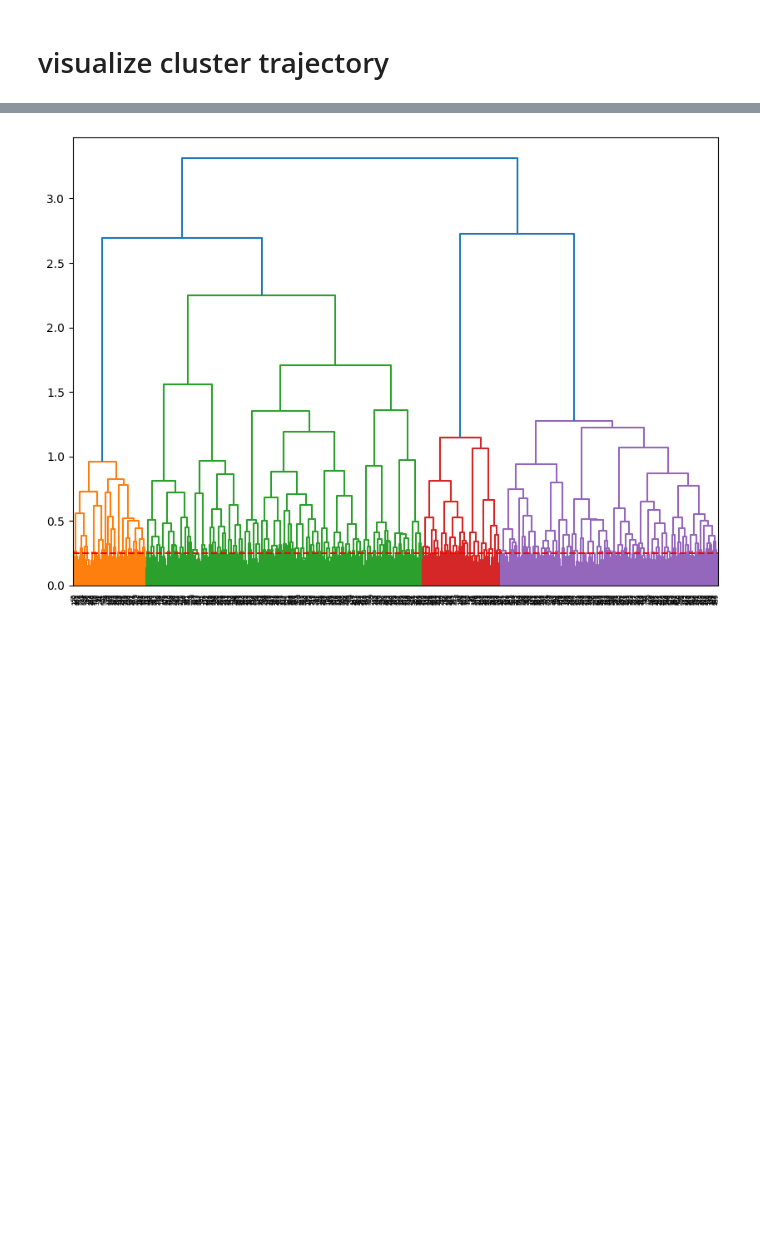
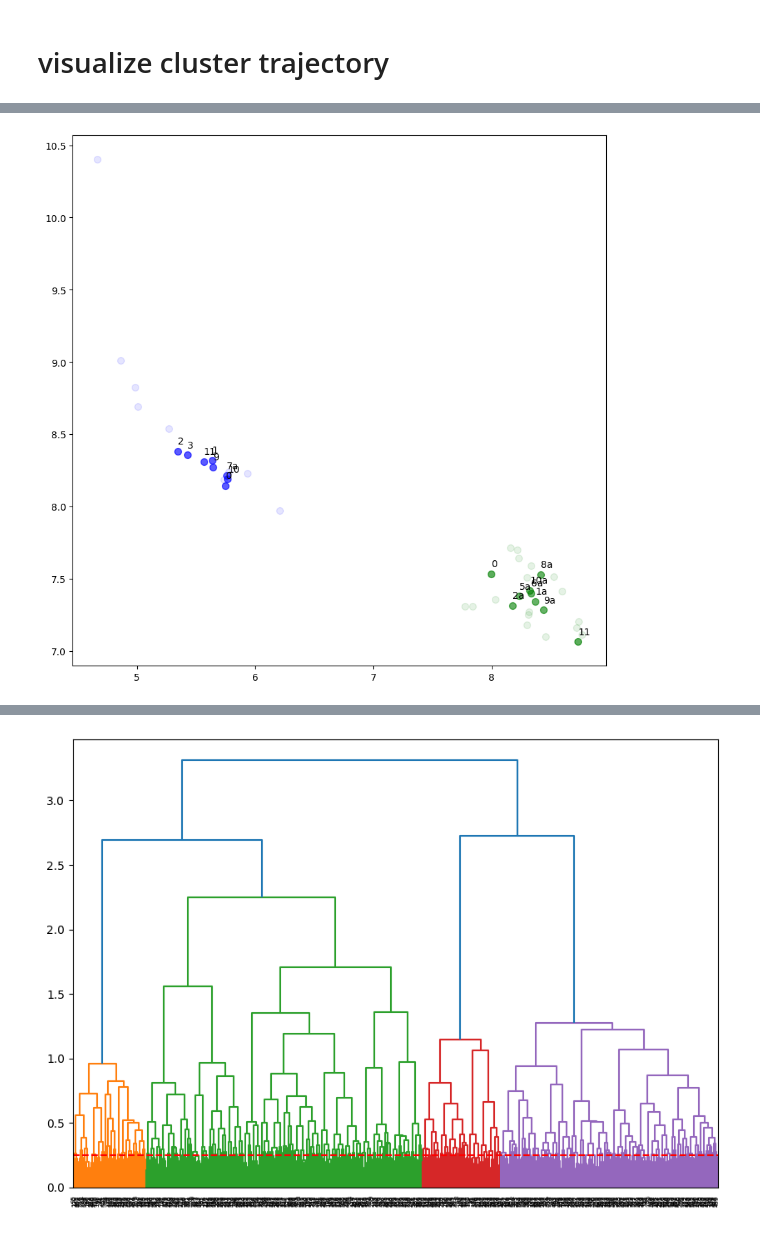
Before and after one commit to stmorse/dtm, a Jupyter notebook: notebooks/sandbox.ipynb, the cells around one changed output, grey strips where cells are left out. Saved outputs shown, nothing was run; the diff lists cells and outputs as text; code cells hidden in the pictures; blank space fills up the shorter version.

```diff
--- a/notebooks/sandbox.ipynb
+++ b/notebooks/sandbox.ipynb
@@ -37,0 +399,6 @@ C.shape
+# %%
+coi = 27
+
+idx = np.where(labels == coi)[0]
+for x in idx:
+    print(f'{x} ({x // 50}) ({probs[x]:.3f}): {T[x][:5]}')
@@ -37,0 +425,36 @@ C.shape
+# %%
+fig, ax = plt.subplots(1,1, figsize=(10,10))
+
+cois = [3, 27]
+colors = ['b', 'g']
+
+for coi, color in zip(cois, colors):
+    idx = np.where(labels == coi)[0]
+    idx_p = np.where((labels == coi) & (probs > 0.7))[0]
+
+    ax.scatter(Cu2d[idx,0], Cu2d[idx,1], s=50, c=color, alpha=0.1)
+    # ax.scatter(Cu2d[idx_p,0], Cu2d[idx_p,1], s=50, c=color, alpha=0.6)
+
+    # create version of idx that is the time period
+    # [0, 0, 1, 1, 1, 5, 6, 7, 8, 8]
+    idx2 = idx_p // 50
+
+    # iterate over entire time period
+    for t in range(12):
+        # get locations in idx for this time period
+        idx3 = np.where(idx2 == t)[0]
+        # print(idx3)
+        if len(idx3) == 0:
+            continue
+
+        avgs = np.average(Cu2d[idx_p[idx3],:], axis=0)
+
+        # ax.plot(Cu2d[idx_p[idx3],0], Cu2d[idx_p[idx3],1], color=color, linestyle='-', alpha=0.6)
+        # ax.text(Cu2d[idx_p[idx3[0]],0], Cu2d[idx_p[idx3[0]],1] + 0.05, f'{t}')
+        ax.scatter(avgs[0], avgs[1], s=50, color=color, alpha=0.6)
+        txt = str(t) if len(idx3) == 1 else f'{t}a'
+        ax.text(avgs[0], avgs[1]+0.05, txt)
+
+plt.show()
+# %% [output]
+[figure, added]
```
Also changed, not shown: parts of 53 cells of this notebook.
